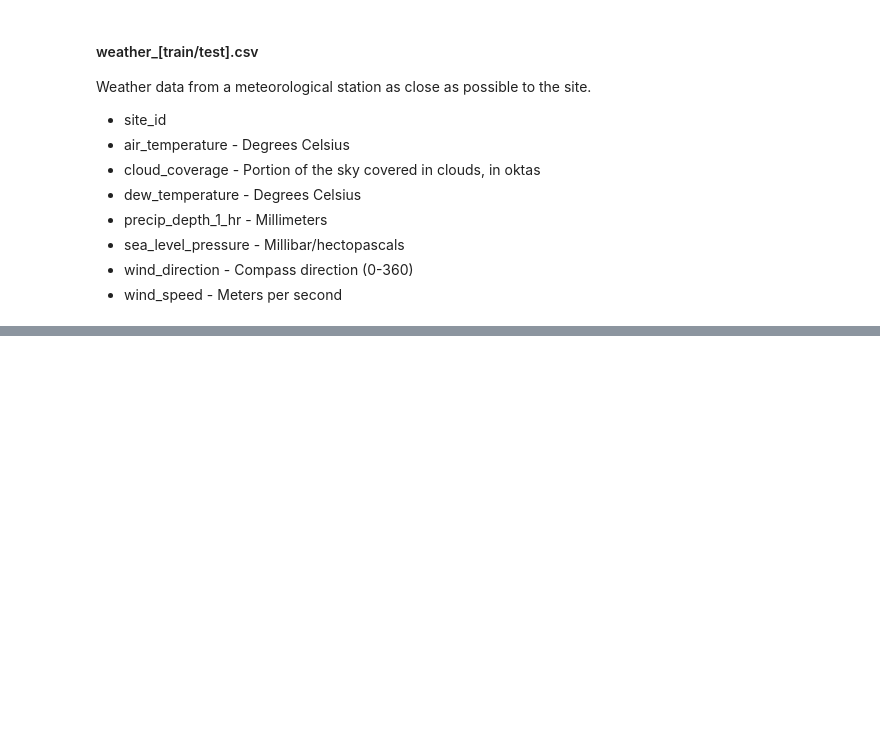
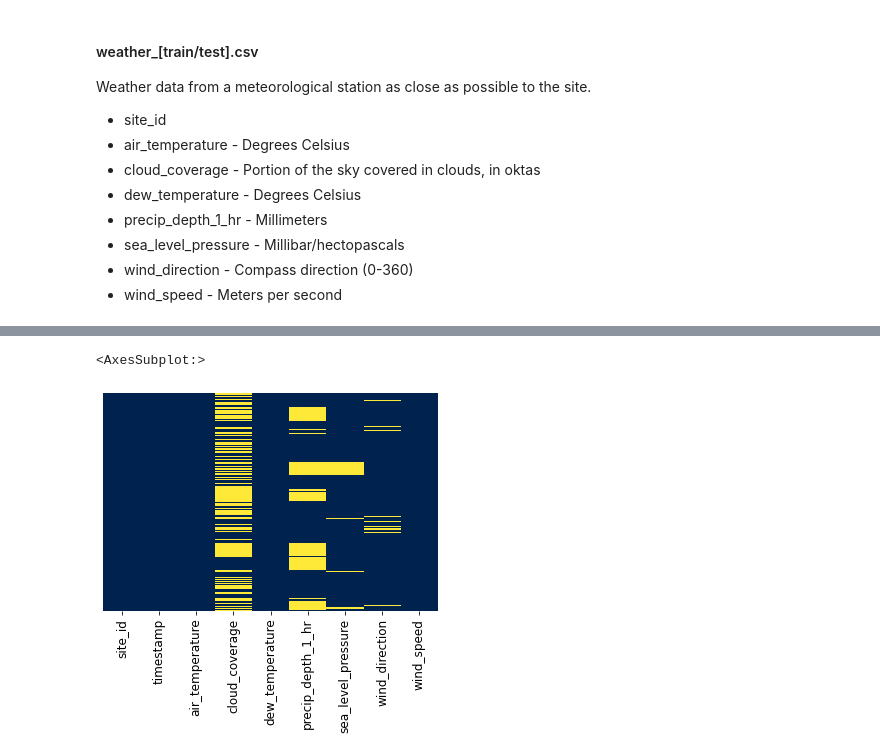
Before and after one commit to PeterStos/ASHRAE---Great-Energy-Predictor-III, a Jupyter notebook: Exploratory_Data_Analysis.ipynb, the cells around one changed output, grey strips where cells are left out. Cells and saved outputs as stored; diff of their text form; code cells hidden in the pictures; blank space fills up the shorter version.

```diff
--- a/Exploratory_Data_Analysis.ipynb
+++ b/Exploratory_Data_Analysis.ipynb
@@ -90,0 +231,5 @@ weather_test = weather_test_df
+# %%
+sns.heatmap(weather_train.isnull(),yticklabels=False,cbar=False,cmap='cividis')
+# %% [output]
+<AxesSubplot:>
+[figure, added]
```
Also changed, not shown: parts of 19 cells of this notebook.
